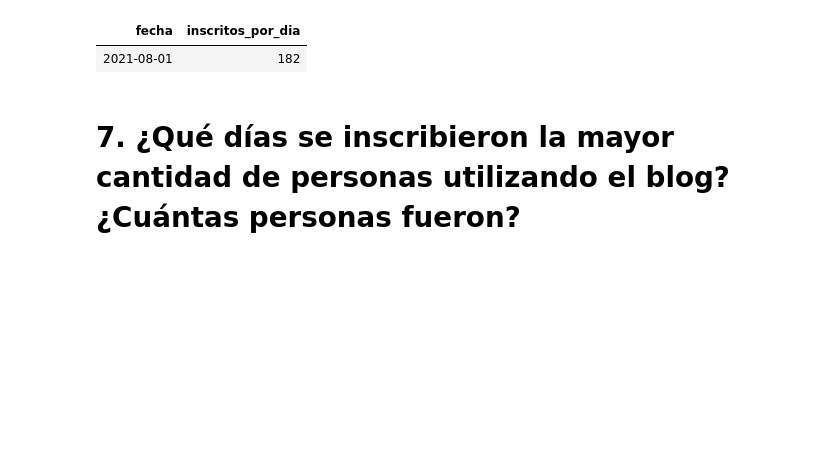
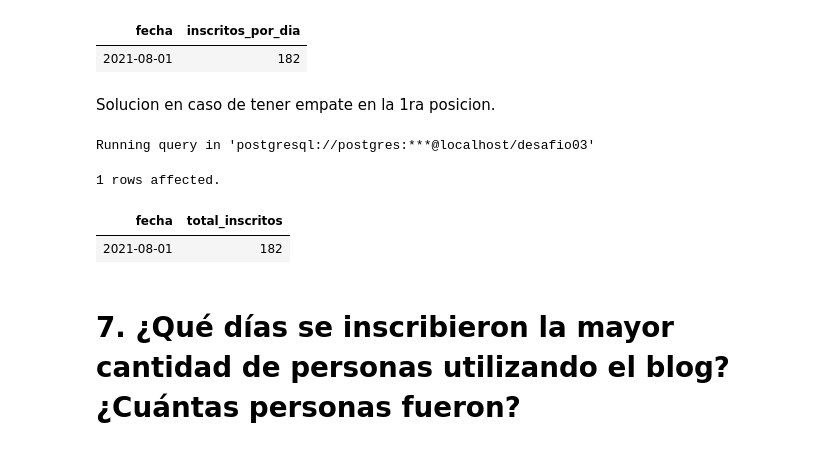
Before and after one commit to sulgg/g89, a Jupyter notebook: src/g89/sql/d03.ipynb, the cells around one changed output. Cells and saved outputs as stored; diff of their text form; code cells hidden in the pictures; blank space fills up the shorter version.

```diff
--- a/src/g89/sql/d03.ipynb
+++ b/src/g89/sql/d03.ipynb
@@ -157,6 +182,25 @@ Running query in 'postgresql://postgres:***@localhost/desafio03'
 1 rows affected.
 | fecha | inscritos_por_dia |
 | 2021-08-01 | 182 |
+# %% [markdown]
+Solucion en caso de tener empate en la 1ra posicion.
+# %%
+%%sql
+SELECT fecha, SUM(cantidad) AS TOTAL_INSCRITOS from inscritos
+GROUP BY fecha
+HAVING SUM(cantidad) = (
+    SELECT MAX(SQ1.SUM_FECHA)
+    from (
+        SELECT SUM(cantidad) AS SUM_FECHA
+        FROM inscritos
+        GROUP BY fecha
+        ) AS SQ1
+        );
+# %% [output]
+Running query in 'postgresql://postgres:***@localhost/desafio03'
+1 rows affected.
+| fecha | total_inscritos |
+| 2021-08-01 | 182 |
 # %% [markdown]
 # 7. ¿Qué días se inscribieron la mayor cantidad de personas utilizando el blog? ¿Cuántas personas fueron?
 # %%
```
Also changed, not shown: parts of 3 cells of this notebook.
